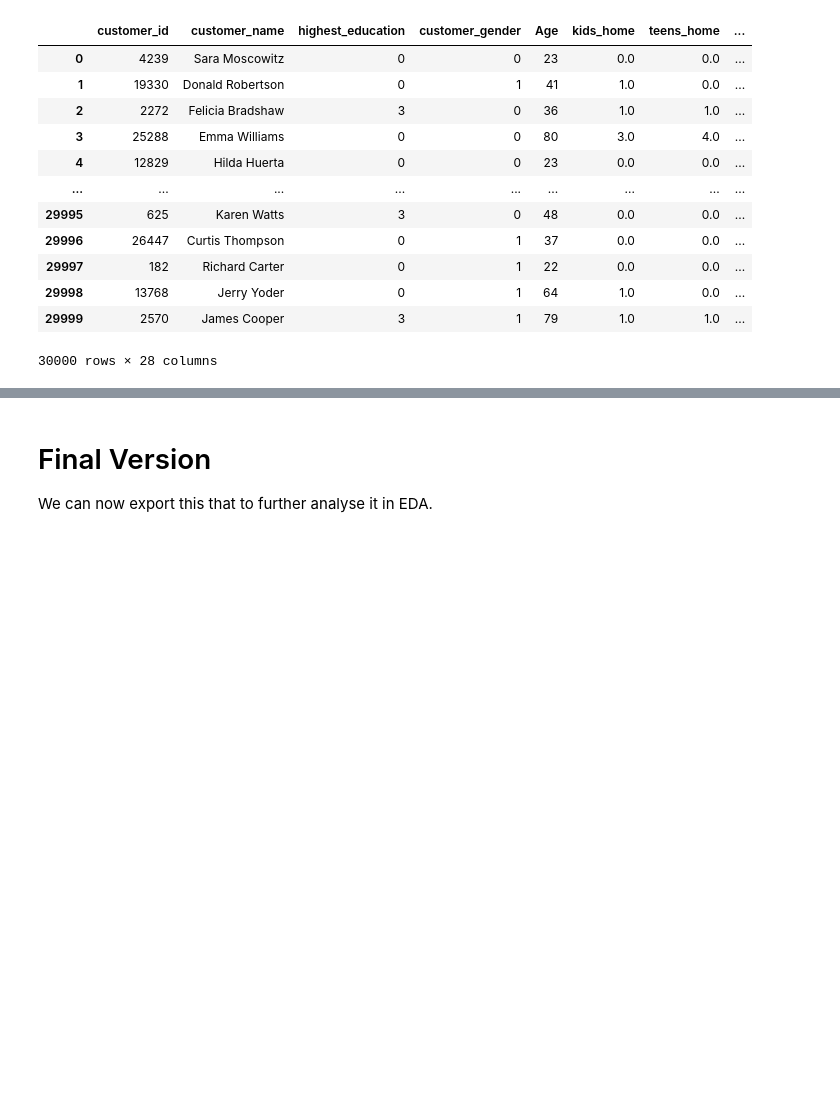
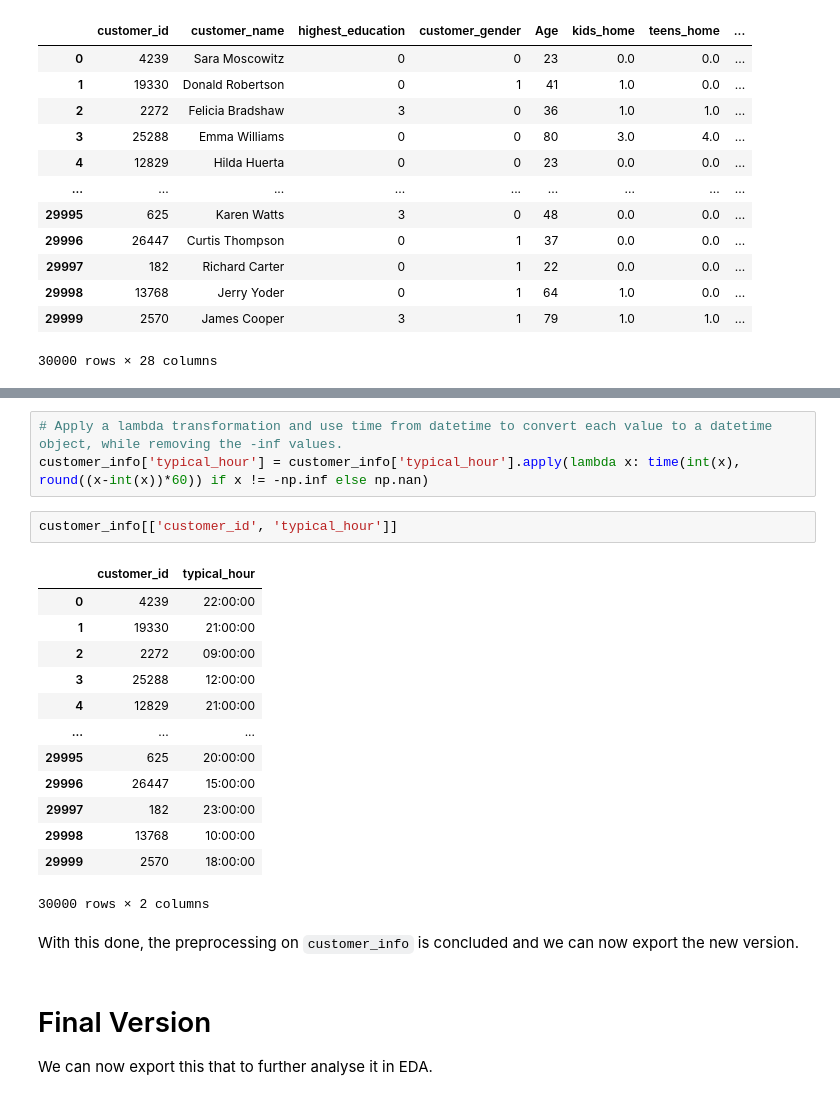
Before and after one commit to MarceloJ18/KeizerKrukis, a Jupyter notebook: Preproc_code.ipynb, the cells around one changed output, grey strips where cells are left out. Cells and saved outputs as stored; diff of their text form; blank space fills up the shorter version.

Commit message:
Preproc hours, new CustomerSegmentation notebook

```diff
--- a/Preproc_code.ipynb
+++ b/Preproc_code.ipynb
@@ -485,3 +490,24 @@ customer_info
+# %%
+# Apply a lambda transformation and use time from datetime to convert each value to a datetime object, while removing the -inf values.
+customer_info['typical_hour'] = customer_info['typical_hour'].apply(lambda x: time(int(x), round((x-int(x))*60)) if x != -np.inf else np.nan)
+# %%
+customer_info[['customer_id', 'typical_hour']]
+# %% [output]
+|  | customer_id | typical_hour |
+| 0 | 4239 | 22:00:00 |
+| 1 | 19330 | 21:00:00 |
+| 2 | 2272 | 09:00:00 |
+| 3 | 25288 | 12:00:00 |
+| 4 | 12829 | 21:00:00 |
+| ... | ... | ... |
+| 29995 | 625 | 20:00:00 |
+| 29996 | 26447 | 15:00:00 |
+| 29997 | 182 | 23:00:00 |
+| 29998 | 13768 | 10:00:00 |
+| 29999 | 2570 | 18:00:00 |
+30000 rows × 2 columns
+# %% [markdown]
+With this done, the preprocessing on `customer_info` is concluded and we can now export the new version.
 # %% [markdown]
 # Final Version
 We can now export this that to further analyse it in EDA.
```
Also changed, not shown: parts of 1 cell of this notebook, 3 other files.
